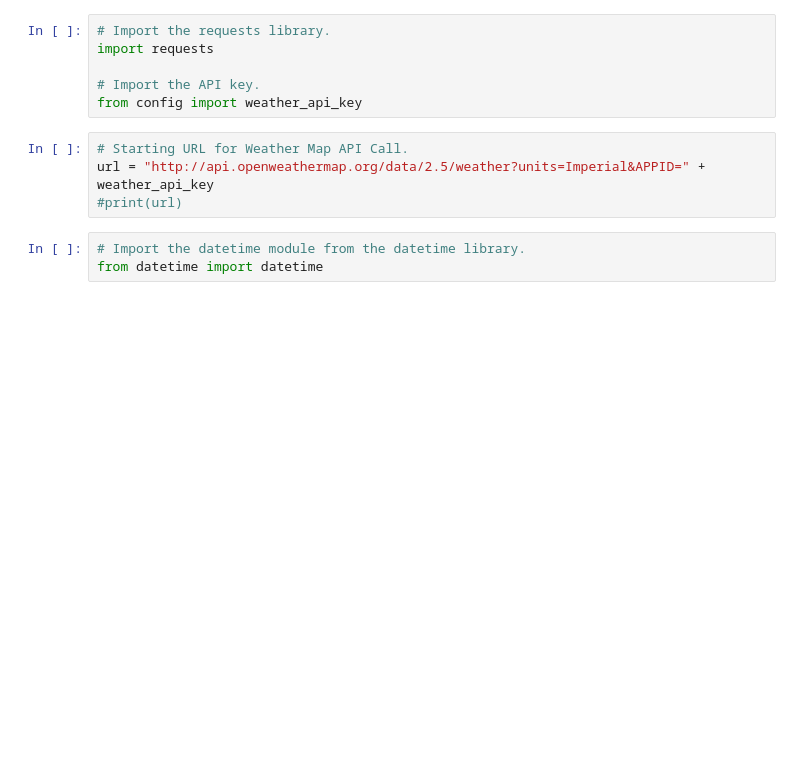
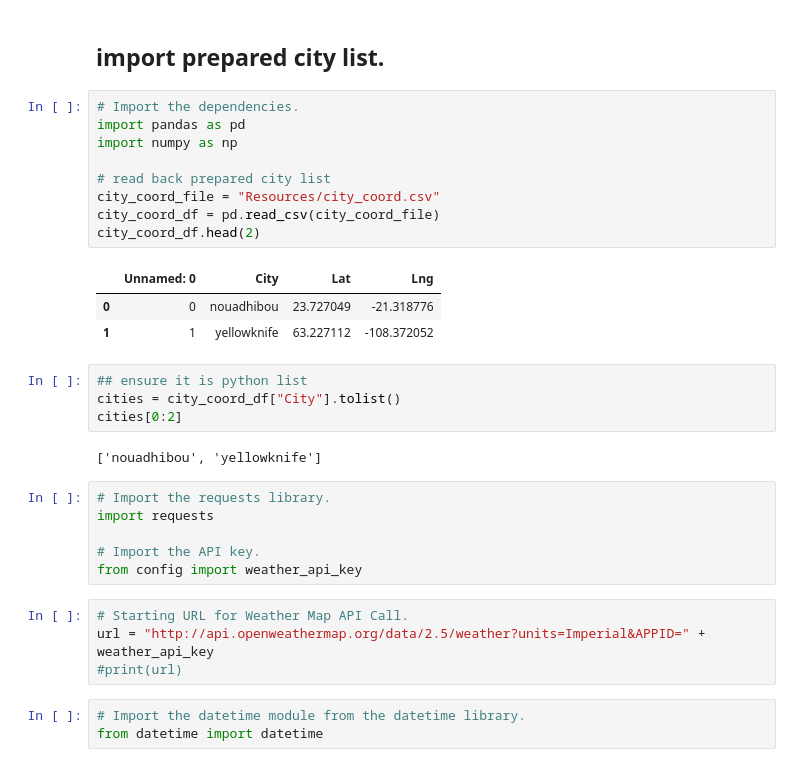
Before and after one commit to pqrt12/World_Weather_Analysis, a Jupyter notebook: WeatherPy.ipynb, the cells around one changed output. Cells and saved outputs as stored; diff of their text form; blank space fills up the shorter version.

Commit message:
update weatherPy.ipynb for prepared city list

```diff
--- a/WeatherPy.ipynb
+++ b/WeatherPy.ipynb
@@ -1,3 +1,24 @@
+# %% [markdown]
+## import prepared city list.
+# %%
+# Import the dependencies.
+import pandas as pd
+import numpy as np
+
+# read back prepared city list
+city_coord_file = "Resources/city_coord.csv"
+city_coord_df = pd.read_csv(city_coord_file)
+city_coord_df.head(2)
+# %% [output]
+|  | Unnamed: 0 | City | Lat | Lng |
+| 0 | 0 | nouadhibou | 23.727049 | -21.318776 |
+| 1 | 1 | yellowknife | 63.227112 | -108.372052 |
+# %%
+## ensure it is python list
+cities = city_coord_df["City"].tolist()
+cities[0:2]
+# %% [output]
+['nouadhibou', 'yellowknife']
 # %%
 # Import the requests library.
 import requests
```
Also changed, not shown: parts of 16 cells of this notebook.
